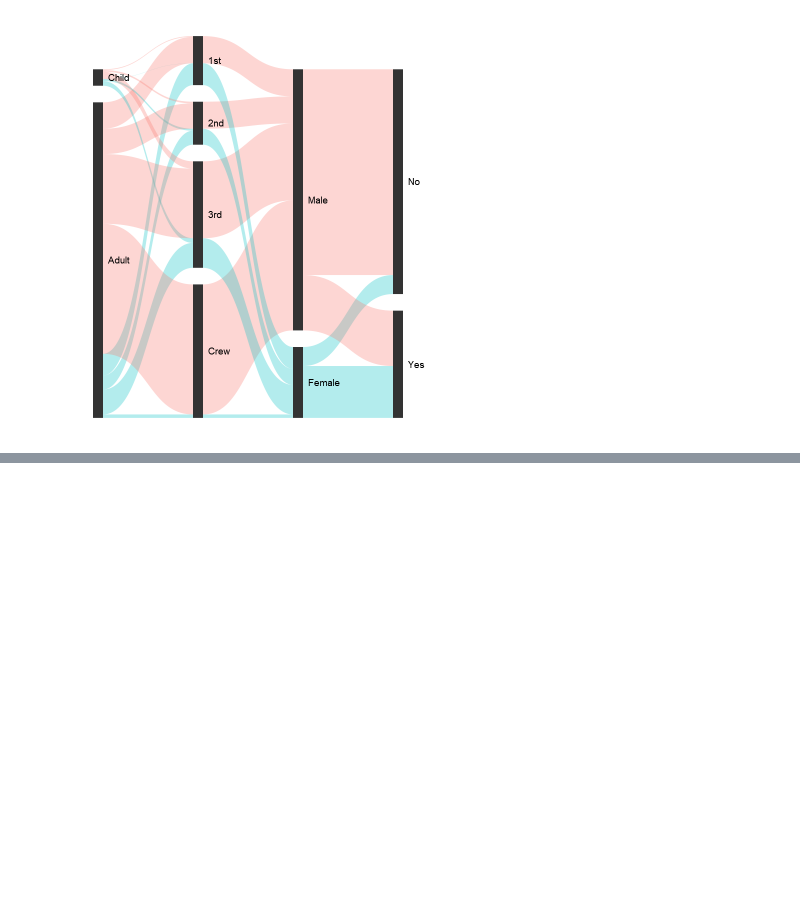
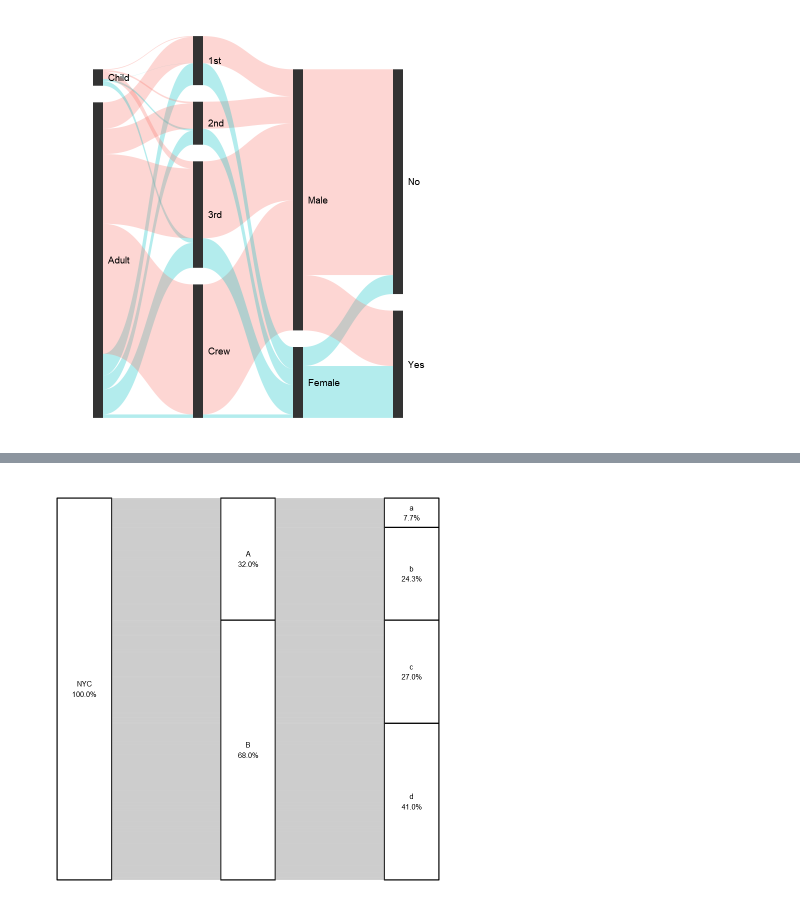
Before and after one commit to ChSSolee/ADP-Practice, a Jupyter notebook: 실기대비실습/18. Path Analysis.ipynb, the cells around one changed output, grey strips where cells are left out. Saved outputs shown, nothing was run; the diff lists cells and outputs as text; code cells hidden in the pictures; blank space fills up the shorter version.

```diff
--- a/실기대비실습/18. Path Analysis.ipynb
+++ b/실기대비실습/18. Path Analysis.ipynb
@@ -97,0 +146,10 @@ A data.frame: 6 × 11
+# %%
+ggplot(flights2, aes(y = pct, axis1 = start, axis2 = transfer, axis3 = dest)) +
+    theme_void() +
+    geom_alluvium() +
+    geom_stratum() +
+    geom_flow() +
+    geom_text(aes(label = paste0(..stratum.., "\n", scales::percent(..count.., accuracy = .1))),
+              stat = "stratum", size = 3)
+# %% [output]
+[figure, added]
```
Also changed, not shown: parts of 15 cells of this notebook, 1 other file.
